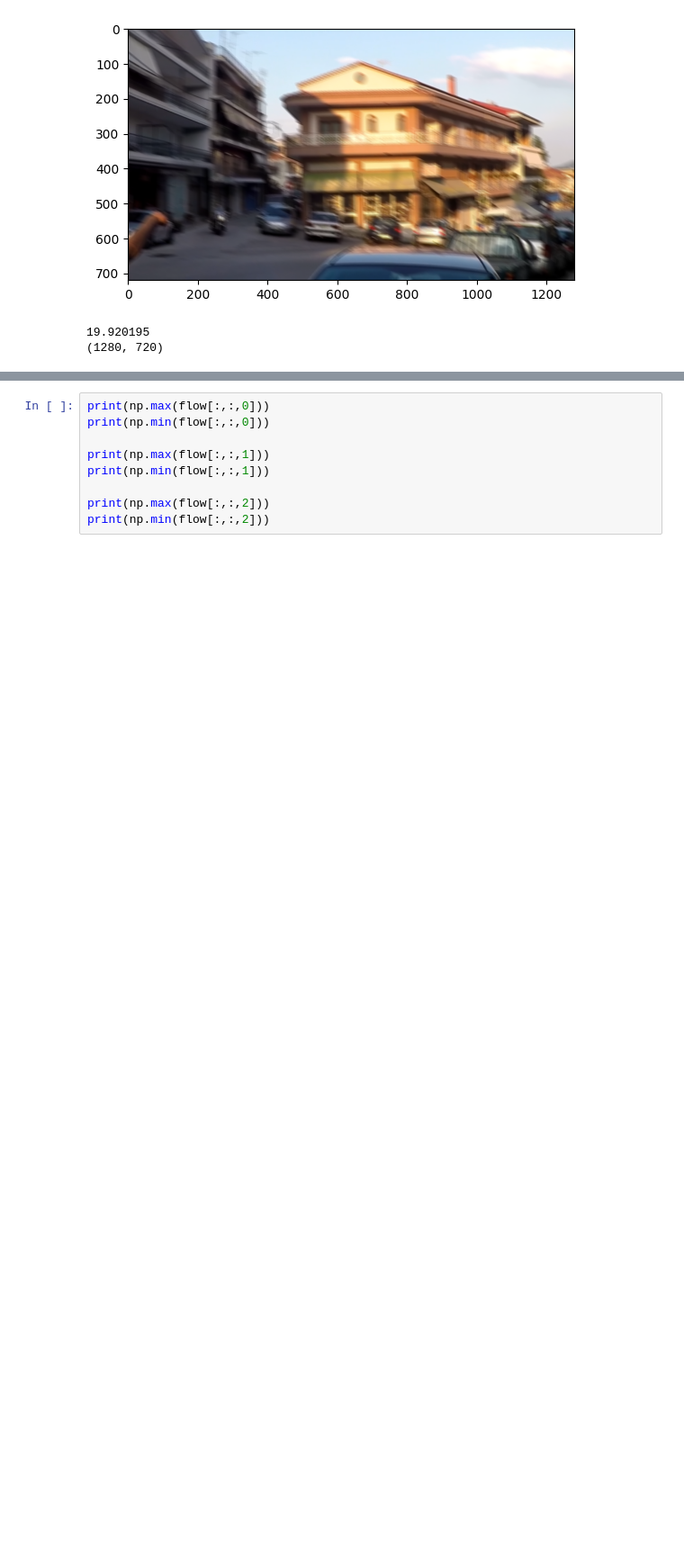
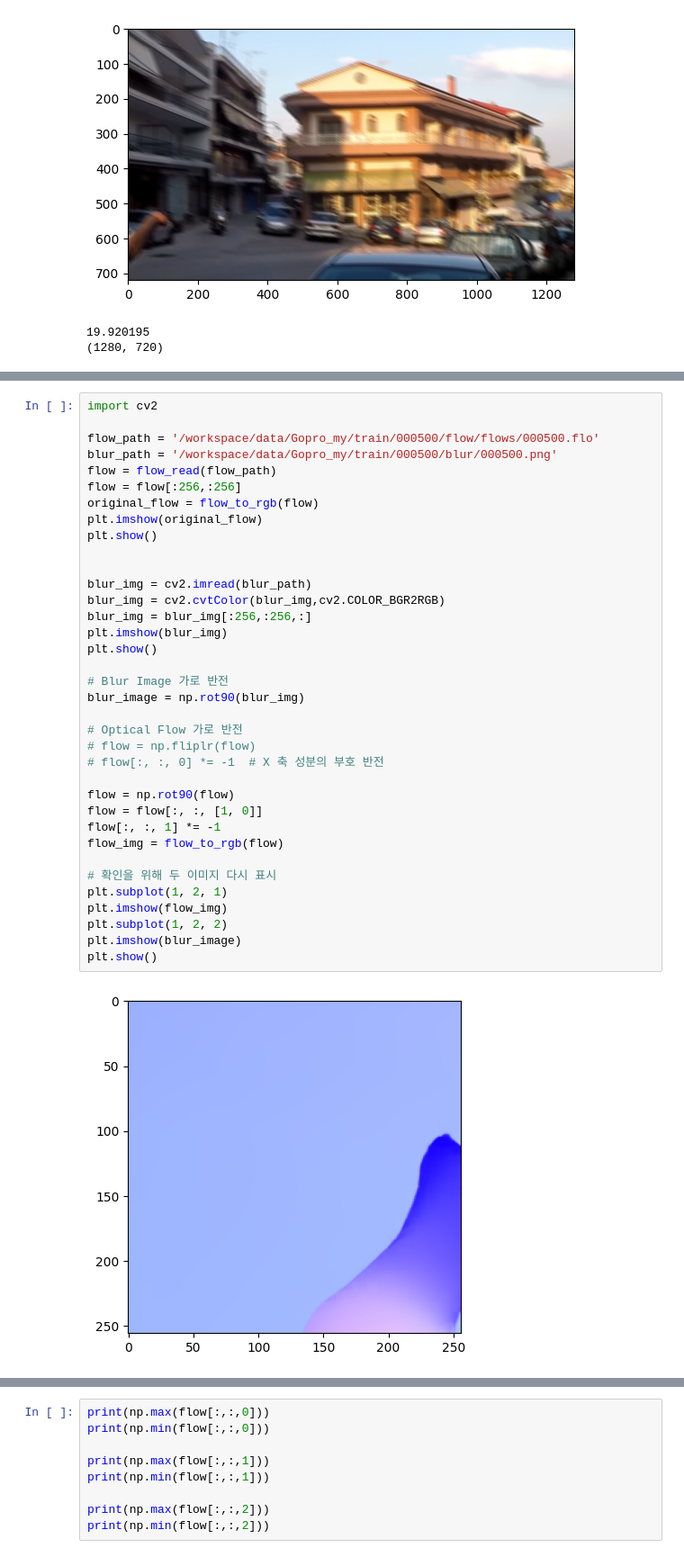
Before and after one commit to JuWanMaeng/Diffuse_Blur_to_Event, a Jupyter notebook: check_max_flow.ipynb, the cells around one changed output, grey strips where cells are left out. Shown at 90% size. Cells and saved outputs as stored; diff of their text form; blank space fills up the shorter version.

```diff
--- a/check_max_flow.ipynb
+++ b/check_max_flow.ipynb
@@ -268,0 +267,38 @@ print(flow.shape)
+# %%
+import cv2
+
+flow_path = '/workspace/data/Gopro_my/train/000500/flow/flows/000500.flo'
+blur_path = '/workspace/data/Gopro_my/train/000500/blur/000500.png'
+flow = flow_read(flow_path)
+flow = flow[:256,:256]
+original_flow = flow_to_rgb(flow)
+plt.imshow(original_flow)
+plt.show()
+
+
+blur_img = cv2.imread(blur_path)
+blur_img = cv2.cvtColor(blur_img,cv2.COLOR_BGR2RGB)
+blur_img = blur_img[:256,:256,:]
+plt.imshow(blur_img)
+plt.show()
+
+# Blur Image 가로 반전
+blur_image = np.rot90(blur_img)
+
+# Optical Flow 가로 반전
+# flow = np.fliplr(flow)
+# flow[:, :, 0] *= -1  # X 축 성분의 부호 반전
+
+flow = np.rot90(flow)
+flow = flow[:, :, [1, 0]]
+flow[:, :, 1] *= -1
+flow_img = flow_to_rgb(flow)
+
+# 확인을 위해 두 이미지 다시 표시
+plt.subplot(1, 2, 1)
+plt.imshow(flow_img)
+plt.subplot(1, 2, 2)
+plt.imshow(blur_image)
+plt.show()
+# %% [output]
+[figure, added]
```
Also changed, not shown: parts of 7 cells of this notebook, 8 other files.
